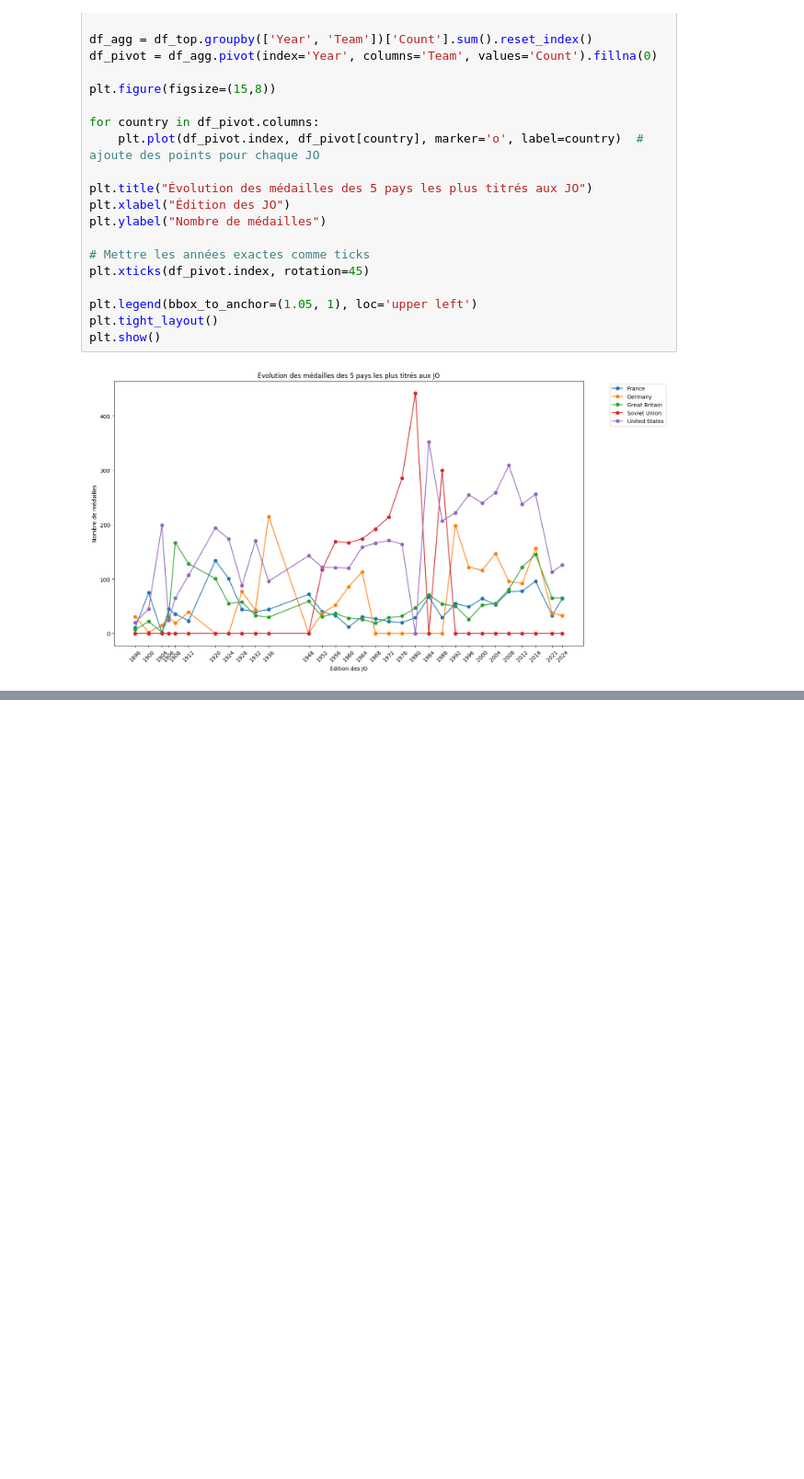
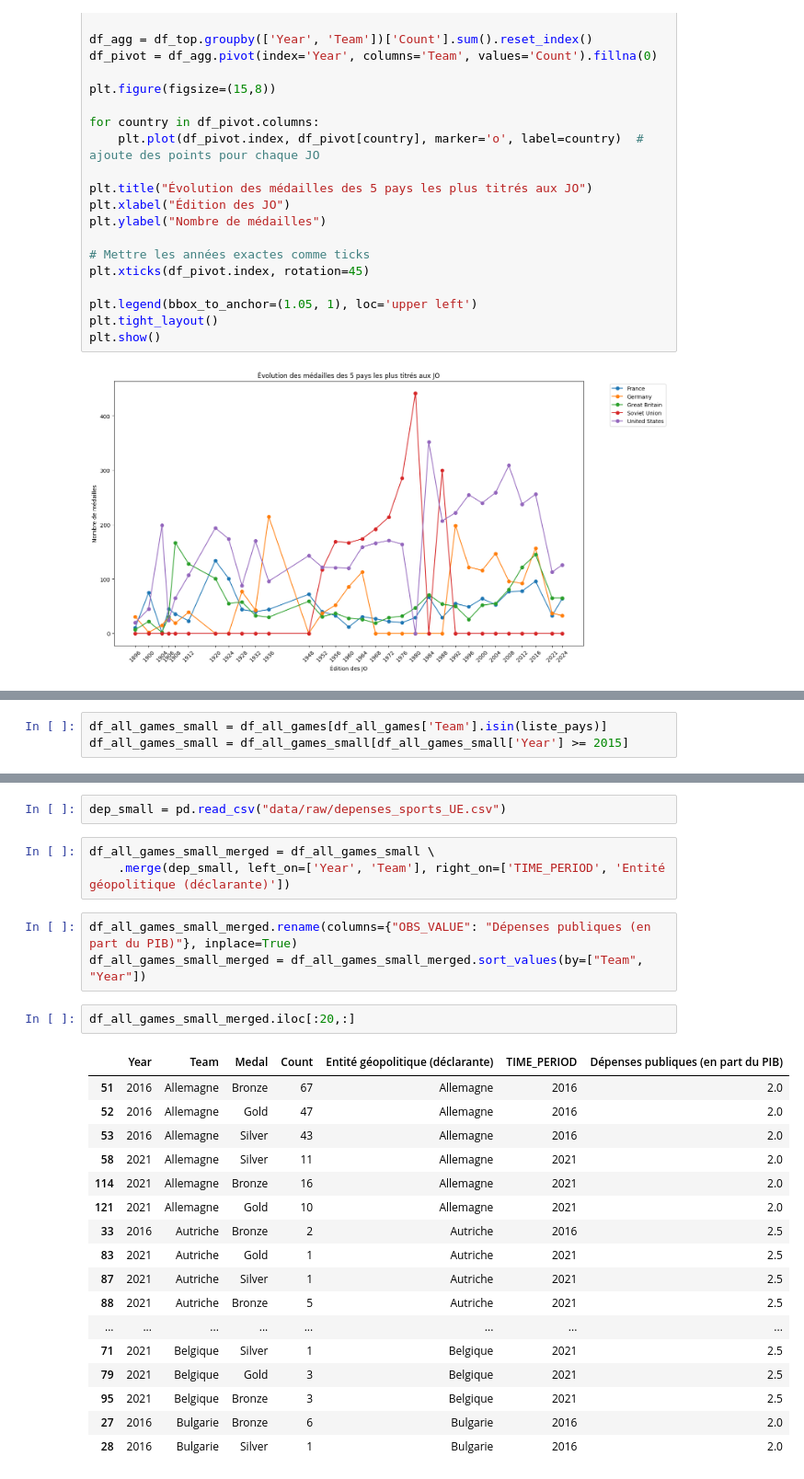
Before and after one commit to Sacha-Ratsavong/projet_python_roland_sacha, a Jupyter notebook: notebooks/PrépaDonnéesRol_notebook.ipynb, the cells around one changed output, grey strips where cells are left out. Shown: that part at 92% size. Cells and saved outputs as stored; diff of their text form; blank space fills up the shorter version.

```diff
--- a/notebooks/PrépaDonnéesRol_notebook.ipynb
+++ b/notebooks/PrépaDonnéesRol_notebook.ipynb
@@ -90,0 +156,3 @@ plt.show()
+# %%
+df_all_games_small = df_all_games[df_all_games['Team'].isin(liste_pays)]
+df_all_games_small = df_all_games_small[df_all_games_small['Year'] >= 2015]
@@ -90,0 +168,28 @@ plt.show()
+# %%
+dep_small = pd.read_csv("data/raw/depenses_sports_UE.csv")
+# %%
+df_all_games_small_merged = df_all_games_small \
+    .merge(dep_small, left_on=['Year', 'Team'], right_on=['TIME_PERIOD', 'Entité géopolitique (déclarante)'])
+# %%
+df_all_games_small_merged.rename(columns={"OBS_VALUE": "Dépenses publiques (en part du PIB)"}, inplace=True)
+df_all_games_small_merged = df_all_games_small_merged.sort_values(by=["Team", "Year"])
+# %%
+df_all_games_small_merged.iloc[:20,:]
+# %% [output]
+|  | Year | Team | Medal | Count | Entité géopolitique (déclarante) | TIME_PERIOD | Dépenses publiques (en part du PIB) |
+| 51 | 2016 | Allemagne | Bronze | 67 | Allemagne | 2016 | 2.0 |
+| 52 | 2016 | Allemagne | Gold | 47 | Allemagne | 2016 | 2.0 |
+| 53 | 2016 | Allemagne | Silver | 43 | Allemagne | 2016 | 2.0 |
+| 58 | 2021 | Allemagne | Silver | 11 | Allemagne | 2021 | 2.0 |
+| 114 | 2021 | Allemagne | Bronze | 16 | Allemagne | 2021 | 2.0 |
+| 121 | 2021 | Allemagne | Gold | 10 | Allemagne | 2021 | 2.0 |
+| 33 | 2016 | Autriche | Bronze | 2 | Autriche | 2016 | 2.5 |
+| 83 | 2021 | Autriche | Gold | 1 | Autriche | 2021 | 2.5 |
+| 87 | 2021 | Autriche | Silver | 1 | Autriche | 2021 | 2.5 |
+| 88 | 2021 | Autriche | Bronze | 5 | Autriche | 2021 | 2.5 |
+| ... | ... | ... | ... | ... | ... | ... | ... |
+| 71 | 2021 | Belgique | Silver | 1 | Belgique | 2021 | 2.5 |
+| 79 | 2021 | Belgique | Gold | 3 | Belgique | 2021 | 2.5 |
+| 95 | 2021 | Belgique | Bronze | 3 | Belgique | 2021 | 2.5 |
+| 27 | 2016 | Bulgarie | Bronze | 6 | Bulgarie | 2016 | 2.0 |
+| 28 | 2016 | Bulgarie | Silver | 1 | Bulgarie | 2016 | 2.0 |
```
Also changed, not shown: parts of 6 cells of this notebook, 5 other files.
